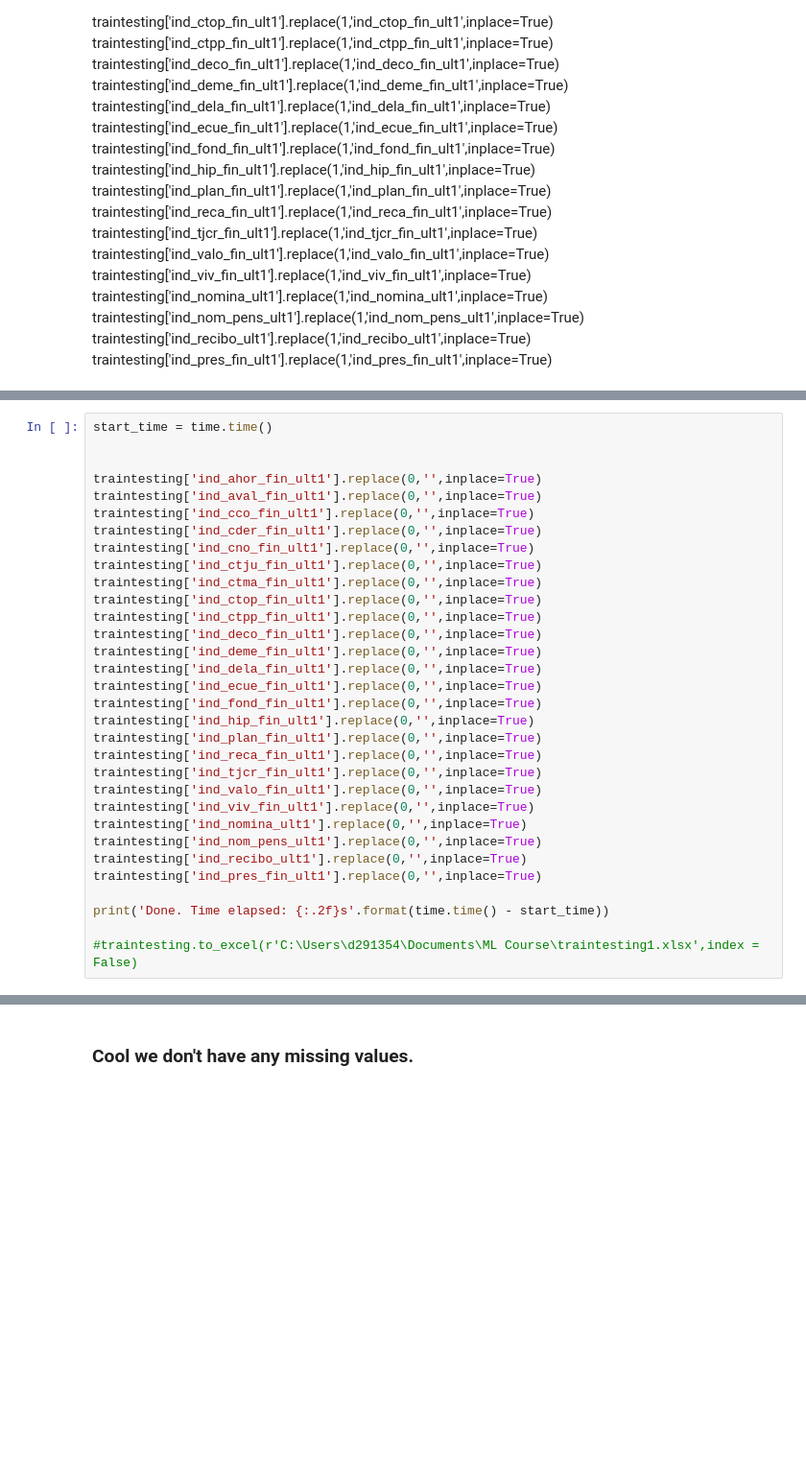
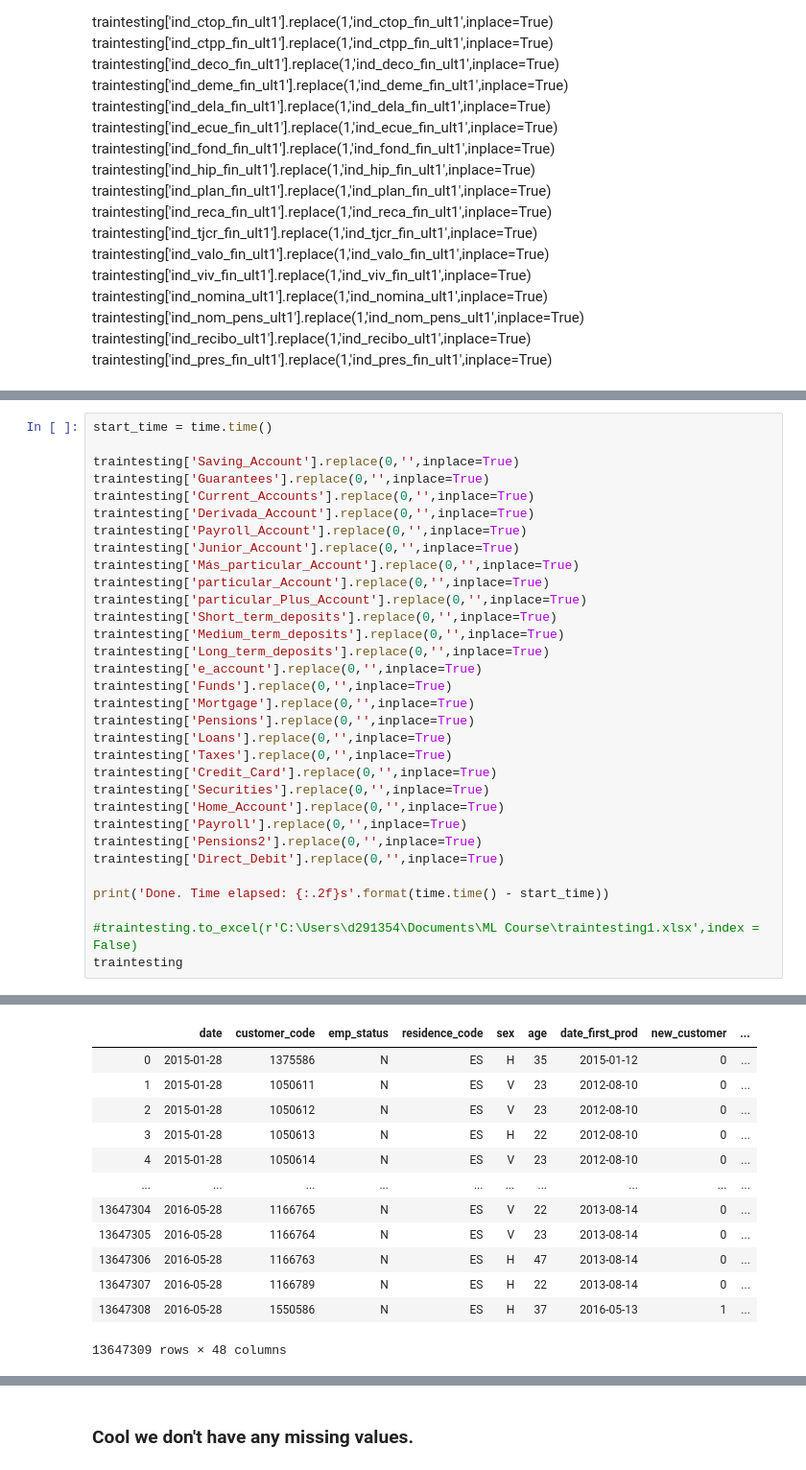
Before and after one commit to PRINCEMAIN/Python, a Jupyter notebook: santander-starter.ipynb, the cells around one changed output, grey strips where cells are left out. Shown: that part at 96% size. Drawn from its saved outputs; the diff is of its cells as text; blank space fills up the shorter version.

```diff
--- a/santander-starter.ipynb
+++ b/santander-starter.ipynb
@@ -480,33 +403,33 @@ traintesting['ind_pres_fin_ult1'].replace(1,'PRES',inplace=True)
 # %%
 start_time = time.time()
 
-
-traintesting['ind_ahor_fin_ult1'].replace(0,'',inplace=True)
-traintesting['ind_aval_fin_ult1'].replace(0,'',inplace=True)
-traintesting['ind_cco_fin_ult1'].replace(0,'',inplace=True)
-traintesting['ind_cder_fin_ult1'].replace(0,'',inplace=True)
-traintesting['ind_cno_fin_ult1'].replace(0,'',inplace=True)
-traintesting['ind_ctju_fin_ult1'].replace(0,'',inplace=True)
-traintesting['ind_ctma_fin_ult1'].replace(0,'',inplace=True)
-traintesting['ind_ctop_fin_ult1'].replace(0,'',inplace=True)
-traintesting['ind_ctpp_fin_ult1'].replace(0,'',inplace=True)
-traintesting['ind_deco_fin_ult1'].replace(0,'',inplace=True)
-traintesting['ind_deme_fin_ult1'].replace(0,'',inplace=True)
-traintesting['ind_dela_fin_ult1'].replace(0,'',inplace=True)
-traintesting['ind_ecue_fin_ult1'].replace(0,'',inplace=True)
-traintesting['ind_fond_fin_ult1'].replace(0,'',inplace=True)
-traintesting['ind_hip_fin_ult1'].replace(0,'',inplace=True)
-traintesting['ind_plan_fin_ult1'].replace(0,'',inplace=True)
-traintesting['ind_reca_fin_ult1'].replace(0,'',inplace=True)
-traintesting['ind_tjcr_fin_ult1'].replace(0,'',inplace=True)
-traintesting['ind_valo_fin_ult1'].replace(0,'',inplace=True)
-traintesting['ind_viv_fin_ult1'].replace(0,'',inplace=True)
-traintesting['ind_nomina_ult1'].replace(0,'',inplace=True)
-traintesting['ind_nom_pens_ult1'].replace(0,'',inplace=True)
-traintesting['ind_recibo_ult1'].replace(0,'',inplace=True)
-traintesting['ind_pres_fin_ult1'].replace(0,'',inplace=True)
+traintesting['Saving_Account'].replace(0,'',inplace=True)
+traintesting['Guarantees'].replace(0,'',inplace=True)
+traintesting['Current_Accounts'].replace(0,'',inplace=True)
+traintesting['Derivada_Account'].replace(0,'',inplace=True)
+traintesting['Payroll_Account'].replace(0,'',inplace=True)
+traintesting['Junior_Account'].replace(0,'',inplace=True)
+traintesting['Más_particular_Account'].replace(0,'',inplace=True)
+traintesting['particular_Account'].replace(0,'',inplace=True)
+traintesting['particular_Plus_Account'].replace(0,'',inplace=True)
+traintesting['Short_term_deposits'].replace(0,'',inplace=True)
+traintesting['Medium_term_deposits'].replace(0,'',inplace=True)
+traintesting['Long_term_deposits'].replace(0,'',inplace=True)
+traintesting['e_account'].replace(0,'',inplace=True)
+traintesting['Funds'].replace(0,'',inplace=True)
+traintesting['Mortgage'].replace(0,'',inplace=True)
+traintesting['Pensions'].replace(0,'',inplace=True)
+traintesting['Loans'].replace(0,'',inplace=True)
+traintesting['Taxes'].replace(0,'',inplace=True)
+traintesting['Credit_Card'].replace(0,'',inplace=True)
+traintesting['Securities'].replace(0,'',inplace=True)
+traintesting['Home_Account'].replace(0,'',inplace=True)
+traintesting['Payroll'].replace(0,'',inplace=True)
+traintesting['Pensions2'].replace(0,'',inplace=True)
+traintesting['Direct_Debit'].replace(0,'',inplace=True)
 
 print('Done. Time elapsed: {:.2f}s'.format(time.time() - start_time))
 
 #traintesting.to_excel(r'C:\Users\d291354\Documents\ML Course\traintesting1.xlsx',index = False)
+traintesting
 # %% [output]
@@ -514 +437,14 @@ Done. Time elapsed: 18.41s
+|  | date | customer_code | emp_status | residence_code | sex | age | date_first_prod | new_customer | ... |
+| 0 | 2015-01-28 | 1375586 | N | ES | H | 35 | 2015-01-12 | 0 | ... |
+| 1 | 2015-01-28 | 1050611 | N | ES | V | 23 | 2012-08-10 | 0 | ... |
+| 2 | 2015-01-28 | 1050612 | N | ES | V | 23 | 2012-08-10 | 0 | ... |
+| 3 | 2015-01-28 | 1050613 | N | ES | H | 22 | 2012-08-10 | 0 | ... |
+| 4 | 2015-01-28 | 1050614 | N | ES | V | 23 | 2012-08-10 | 0 | ... |
+| ... | ... | ... | ... | ... | ... | ... | ... | ... | ... |
+| 13647304 | 2016-05-28 | 1166765 | N | ES | V | 22 | 2013-08-14 | 0 | ... |
+| 13647305 | 2016-05-28 | 1166764 | N | ES | V | 23 | 2013-08-14 | 0 | ... |
+| 13647306 | 2016-05-28 | 1166763 | N | ES | H | 47 | 2013-08-14 | 0 | ... |
+| 13647307 | 2016-05-28 | 1166789 | N | ES | H | 22 | 2013-08-14 | 0 | ... |
+| 13647308 | 2016-05-28 | 1550586 | N | ES | H | 37 | 2016-05-13 | 1 | ... |
+13647309 rows × 48 columns
 # %%
```
Also changed, not shown: parts of 152 cells of this notebook.
